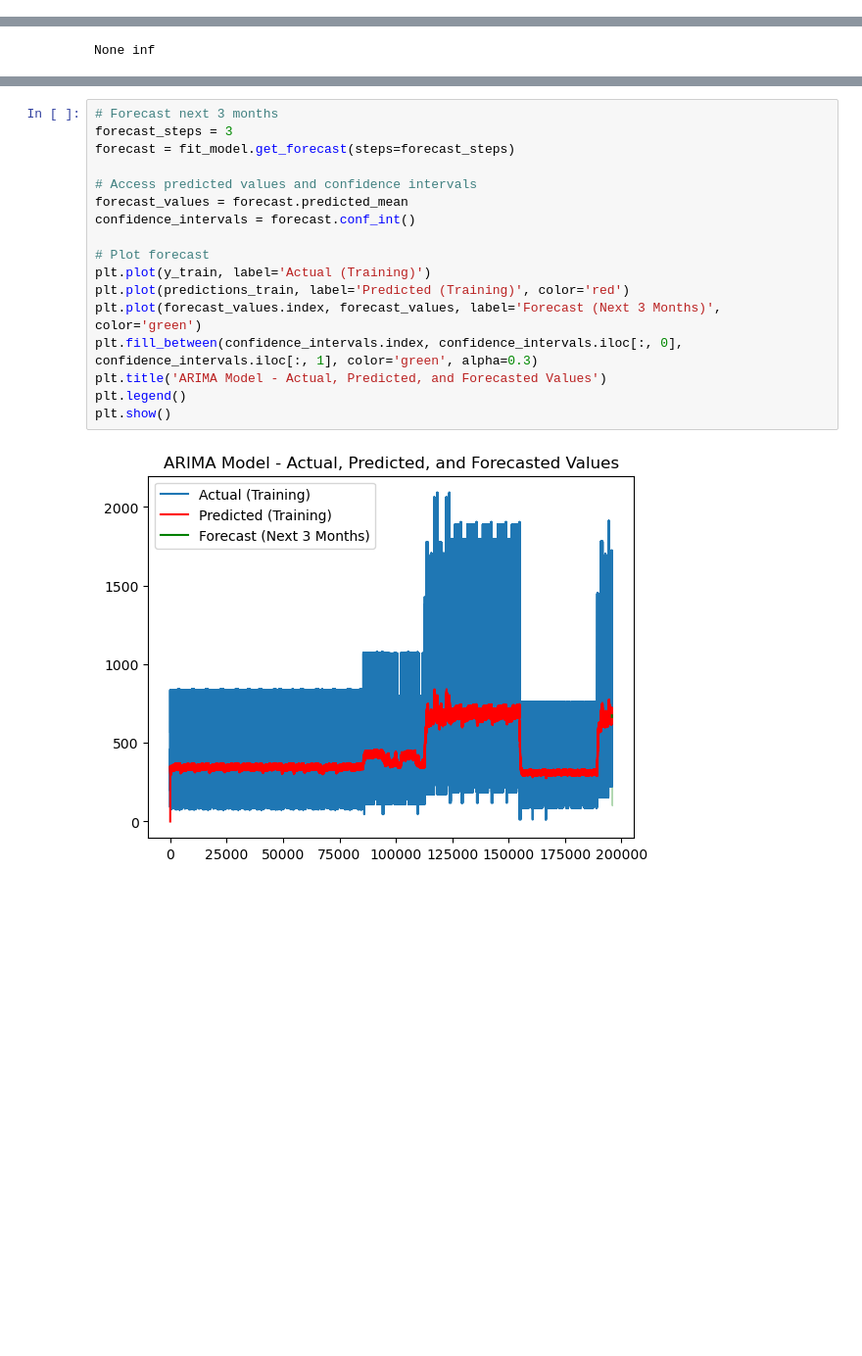
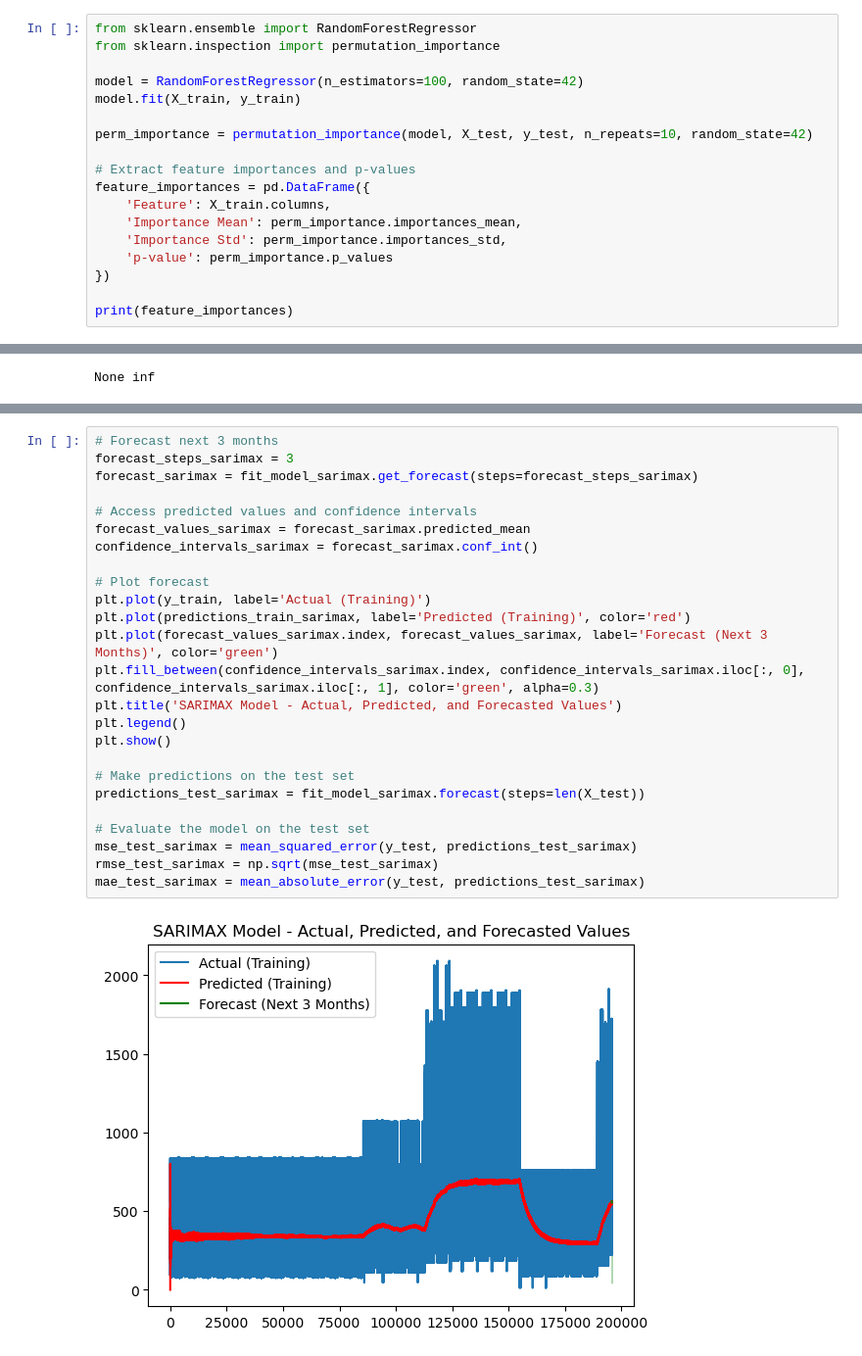
Before and after one commit to FaizalJnu/APRM, a Jupyter notebook: Faiz_ntbk.ipynb, the cells around one changed output, grey strips where cells are left out. Shown at 98% size. Drawn from its saved outputs; the diff is of its cells as text; blank space fills up the shorter version.

```diff
--- a/Faiz_ntbk.ipynb
+++ b/Faiz_ntbk.ipynb
@@ -194,3 +194,21 @@ Covariance Type:                  nonrobust
 17025    450.703913
 17026    393.044609
 Length: 17027, dtype: float64
+# %%
+from sklearn.ensemble import RandomForestRegressor
+from sklearn.inspection import permutation_importance
+
+model = RandomForestRegressor(n_estimators=100, random_state=42)
+model.fit(X_train, y_train)
+
+perm_importance = permutation_importance(model, X_test, y_test, n_repeats=10, random_state=42)
+
+# Extract feature importances and p-values
+feature_importances = pd.DataFrame({
+    'Feature': X_train.columns,
+    'Importance Mean': perm_importance.importances_mean,
+    'Importance Std': perm_importance.importances_std,
+    'p-value': perm_importance.p_values
+})
+
+print(feature_importances)
@@ -516,20 +492,28 @@ plt.show()
 # %%
 # Forecast next 3 months
-forecast_steps = 3
-forecast = fit_model.get_forecast(steps=forecast_steps)
+forecast_steps_sarimax = 3
+forecast_sarimax = fit_model_sarimax.get_forecast(steps=forecast_steps_sarimax)
 
 # Access predicted values and confidence intervals
-forecast_values = forecast.predicted_mean
-confidence_intervals = forecast.conf_int()
+forecast_values_sarimax = forecast_sarimax.predicted_mean
+confidence_intervals_sarimax = forecast_sarimax.conf_int()
 
 # Plot forecast
 plt.plot(y_train, label='Actual (Training)')
-plt.plot(predictions_train, label='Predicted (Training)', color='red')
-plt.plot(forecast_values.index, forecast_values, label='Forecast (Next 3 Months)', color='green')
-plt.fill_between(confidence_intervals.index, confidence_intervals.iloc[:, 0], confidence_intervals.iloc[:, 1], color='green', alpha=0.3)
-plt.title('ARIMA Model - Actual, Predicted, and Forecasted Values')
+plt.plot(predictions_train_sarimax, label='Predicted (Training)', color='red')
+plt.plot(forecast_values_sarimax.index, forecast_values_sarimax, label='Forecast (Next 3 Months)', color='green')
+plt.fill_between(confidence_intervals_sarimax.index, confidence_intervals_sarimax.iloc[:, 0], confidence_intervals_sarimax.iloc[:, 1], color='green', alpha=0.3)
+plt.title('SARIMAX Model - Actual, Predicted, and Forecasted Values')
 plt.legend()
 plt.show()
+
+# Make predictions on the test set
+predictions_test_sarimax = fit_model_sarimax.forecast(steps=len(X_test))
+
+# Evaluate the model on the test set
+mse_test_sarimax = mean_squared_error(y_test, predictions_test_sarimax)
+rmse_test_sarimax = np.sqrt(mse_test_sarimax)
+mae_test_sarimax = mean_absolute_error(y_test, predictions_test_sarimax)
 # %% [output]
-[figure, old version]
+[figure, new version]
 # %%
```
Also changed, not shown: parts of 7 cells of this notebook, 1 other file.
